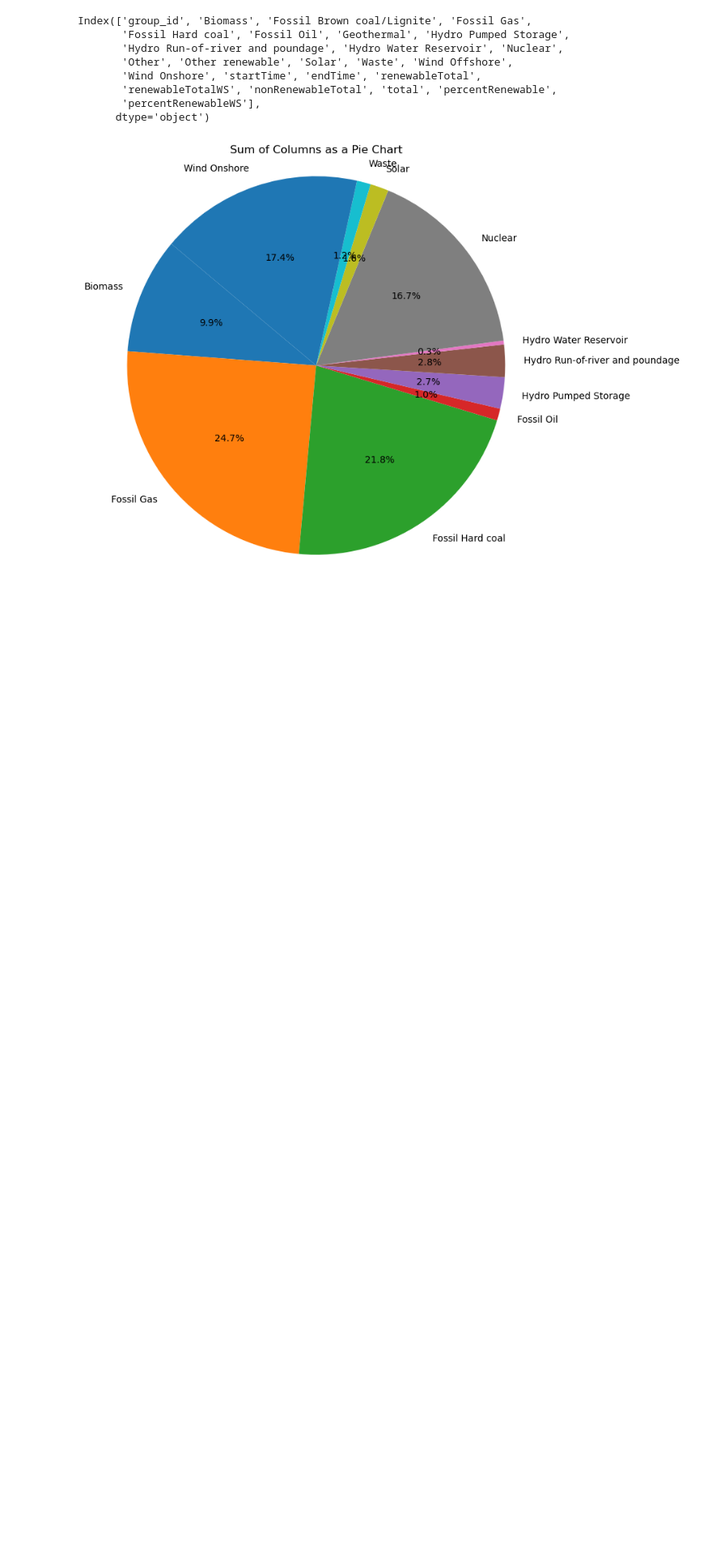
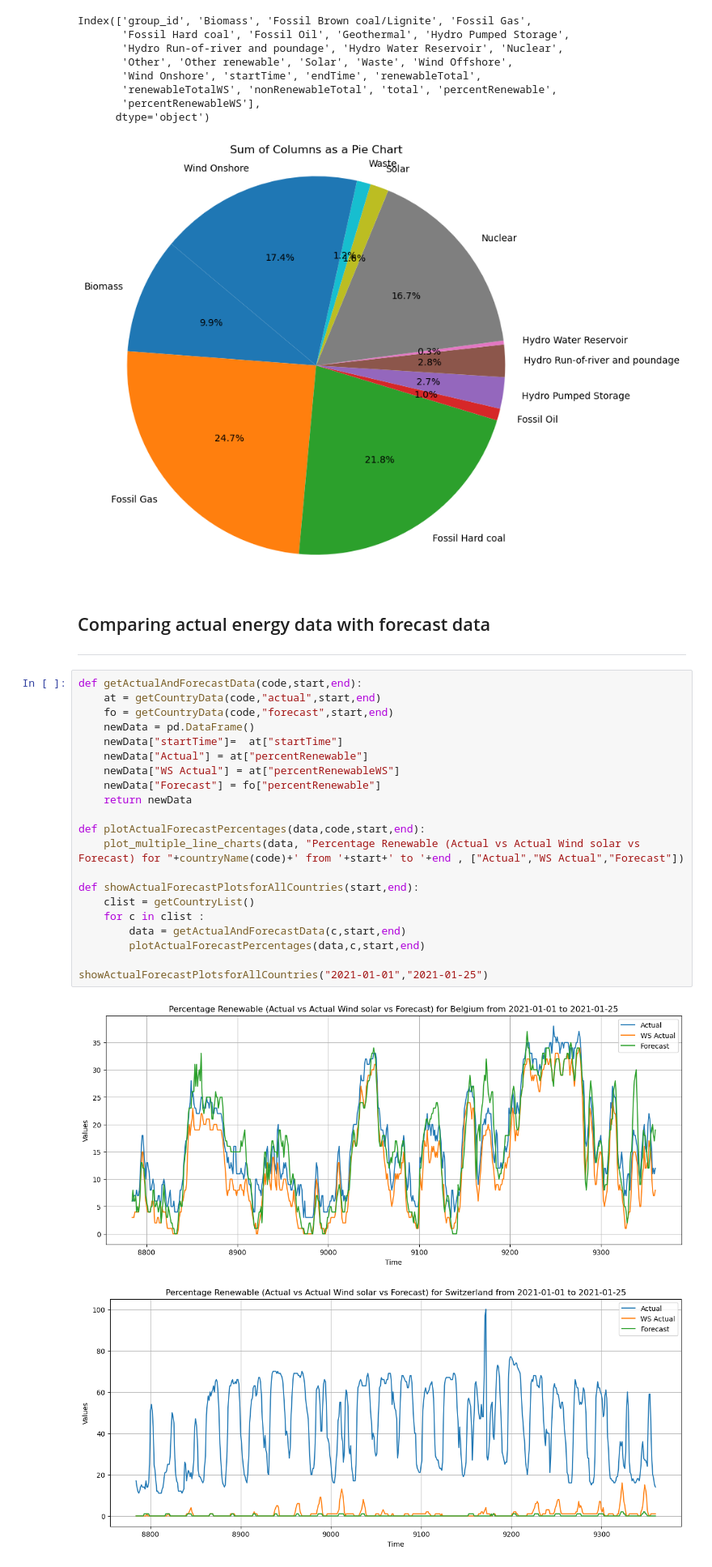
Before and after one commit to shubhvjain/eu-energy-data, a Jupyter notebook: plots.ipynb, the cells around one changed output. Shown at 81% size. Saved outputs shown, nothing was run; the diff lists cells and outputs as text; blank space fills up the shorter version.

Commit message:
more plots

```diff
--- a/plots.ipynb
+++ b/plots.ipynb
@@ -155,3 +185,30 @@ Index(['group_id', 'Biomass', 'Fossil Brown coal/Lignite', 'Fossil Gas',
        'percentRenewableWS'],
       dtype='object')
 [figure]
+# %% [markdown]
+## Comparing actual energy data with forecast data
+---
+# %%
+def getActualAndForecastData(code,start,end):
+    at = getCountryData(code,"actual",start,end)
+    fo = getCountryData(code,"forecast",start,end)
+    newData = pd.DataFrame()
+    newData["startTime"]=  at["startTime"]
+    newData["Actual"] = at["percentRenewable"]
+    newData["WS Actual"] = at["percentRenewableWS"]
+    newData["Forecast"] = fo["percentRenewable"]
+    return newData
+
+def plotActualForecastPercentages(data,code,start,end):
+    plot_multiple_line_charts(data, "Percentage Renewable (Actual vs Actual Wind solar vs Forecast) for "+countryName(code)+' from '+start+' to '+end , ["Actual","WS Actual","Forecast"])
+
+def showActualForecastPlotsforAllCountries(start,end):
+    clist = getCountryList()
+    for c in clist :
+        data = getActualAndForecastData(c,start,end)
+        plotActualForecastPercentages(data,c,start,end)
+
+showActualForecastPlotsforAllCountries("2021-01-01","2021-01-25")
+# %% [output]
+[figure, added]
+[figure, added]
```
Also changed, not shown: parts of 6 cells of this notebook.
